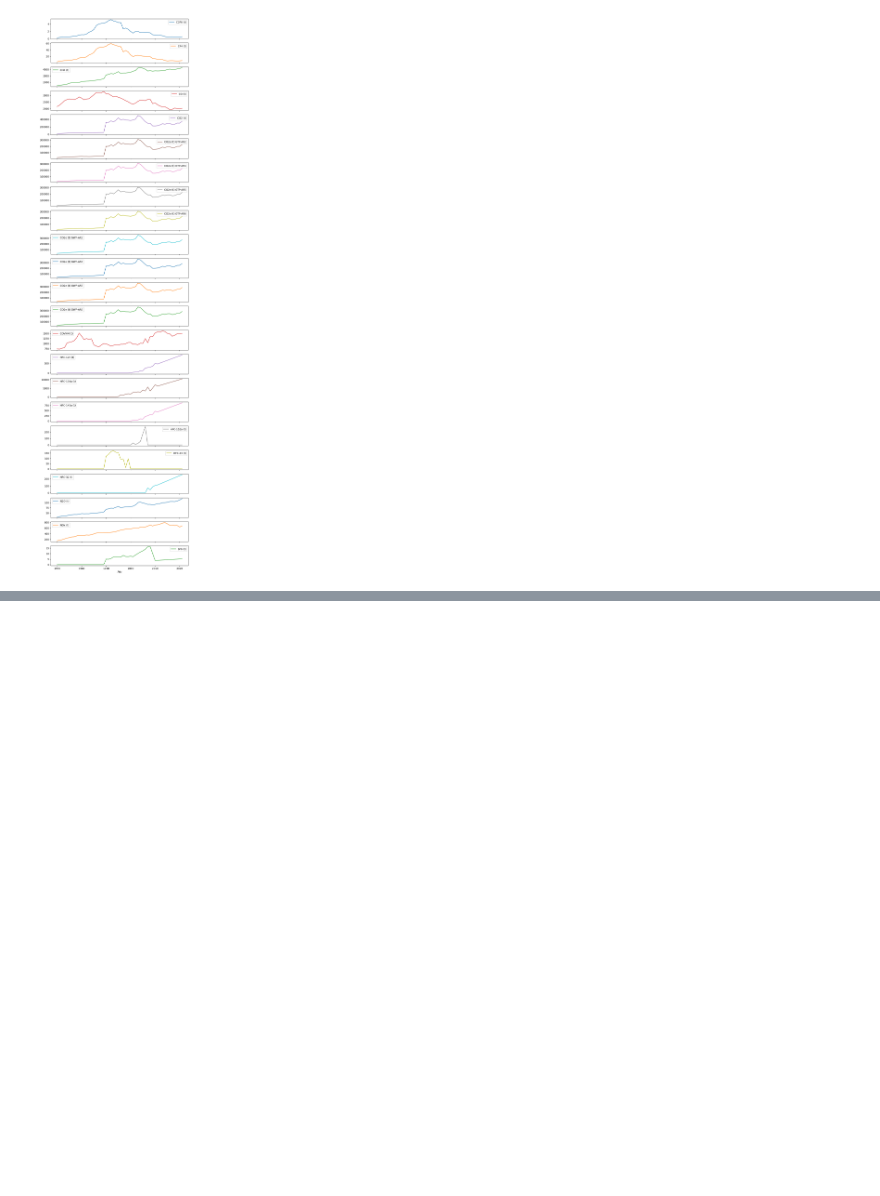
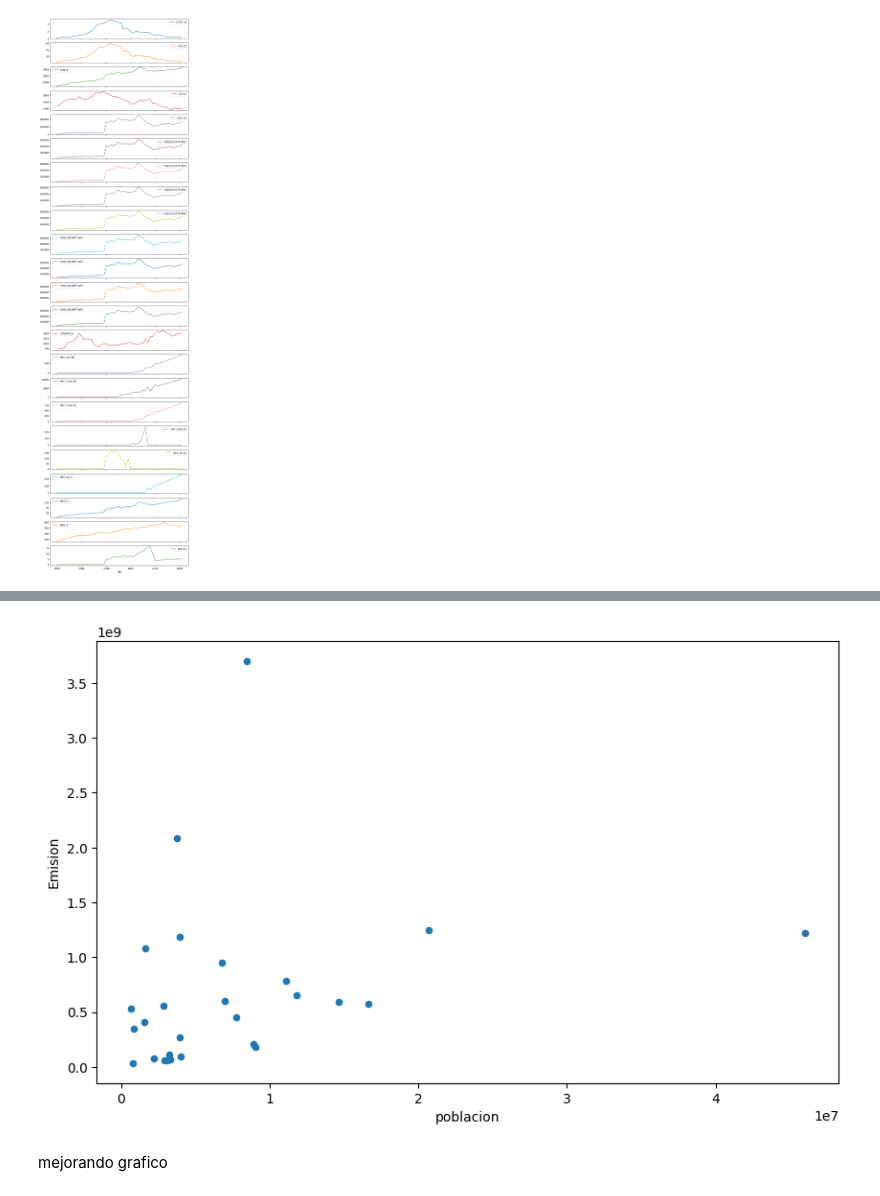
Before and after one commit to RubenAndreeB/AluraCourse, a Jupyter notebook: Seleccion_y_agrupamiento_de_datos_con_pandas.ipynb, the cells around one changed output, grey strips where cells are left out. Drawn from its saved outputs; the diff is of its cells as text; code cells hidden in the pictures; blank space fills up the shorter version.

```diff
--- a/Seleccion_y_agrupamiento_de_datos_con_pandas.ipynb
+++ b/Seleccion_y_agrupamiento_de_datos_con_pandas.ipynb
@@ -630,0 +762,3 @@ promedio_emision_anual.plot(subplots=True, figsize = (10,40));
+# %%
+poblacion_estados = poblacion_estados.groupby('UF')[['poblacion']].sum(numeric_only = True).reset_index()
+poblacion_estados
@@ -630,0 +785,3 @@ promedio_emision_anual.plot(subplots=True, figsize = (10,40));
+# %%
+emisiones_estados = emisiones_por_ano[emisiones_por_ano['Año'] == 2021].groupby('Estado').sum(numeric_only = True).reset_index()
+emisiones_estados
@@ -630,0 +806,3 @@ promedio_emision_anual.plot(subplots=True, figsize = (10,40));
+# %%
+datos_agrupados = pd.merge(emisiones_estados, poblacion_estados, left_on = 'Estado', right_on = 'UF')
+datos_agrupados
@@ -630,0 +827,3 @@ promedio_emision_anual.plot(subplots=True, figsize = (10,40));
+# %%
+datos_agrupados.pop('UF')
+datos_agrupados
@@ -630,0 +848,6 @@ promedio_emision_anual.plot(subplots=True, figsize = (10,40));
+# %%
+datos_agrupados.plot(x = 'poblacion', y = 'Emision', kind = 'scatter', figsize = (10,6));
+# %% [output]
+[figure, added]
+# %% [markdown]
+mejorando grafico
```
Also changed, not shown: parts of 23 cells of this notebook.
